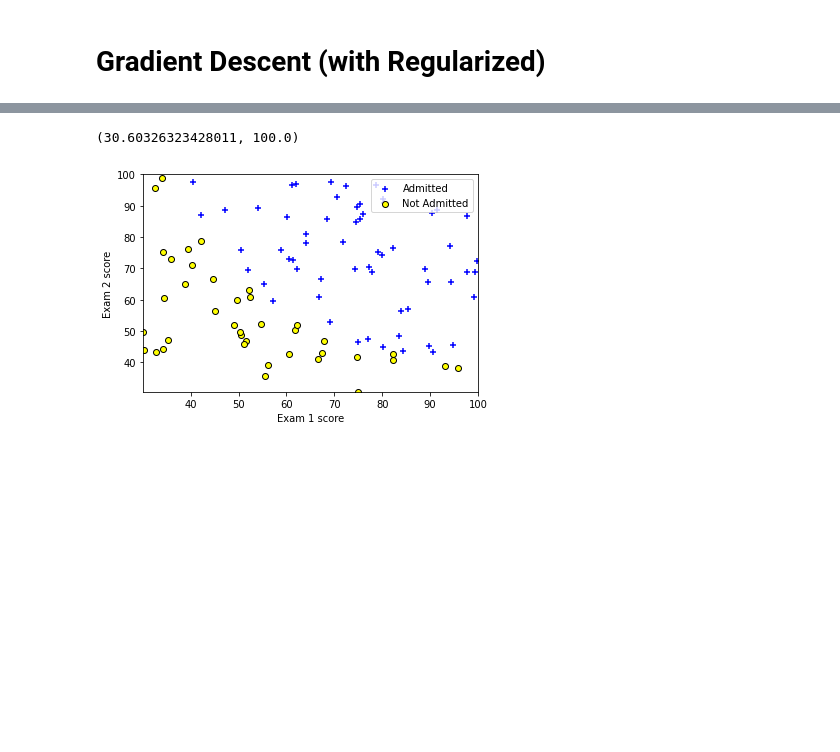
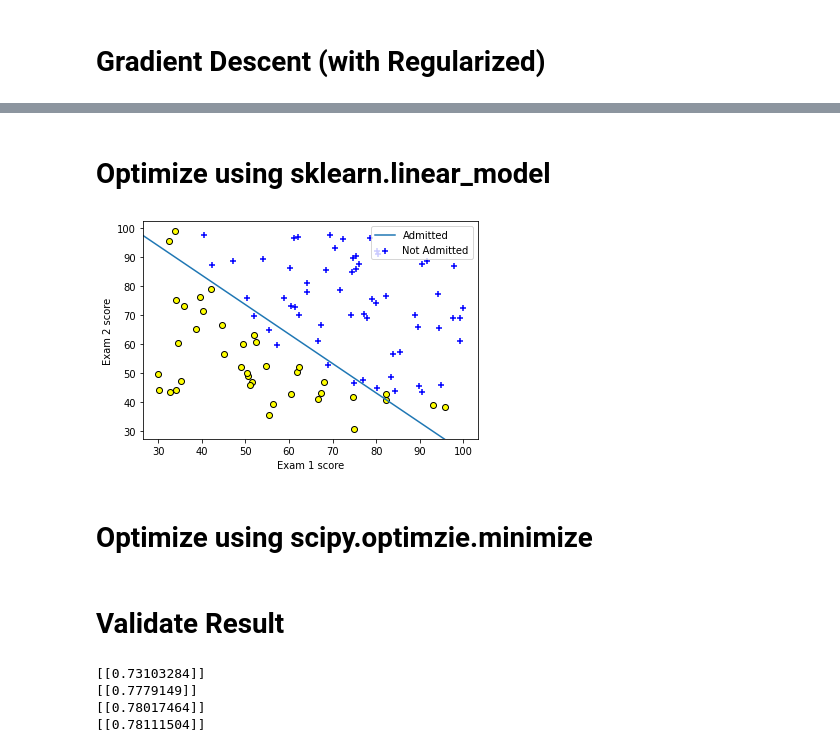
Before and after one commit to ChandraLiuswanto/MLE_test, a Jupyter notebook: Classification/ex2data1.ipynb, the cells around one changed output, grey strips where cells are left out. Drawn from its saved outputs; the diff is of its cells as text; code cells hidden in the pictures; blank space fills up the shorter version.

```diff
--- a/Classification/ex2data1.ipynb
+++ b/Classification/ex2data1.ipynb
@@ -2,23 +2,3 @@
 import pandas as pd
 import numpy as np
 import matplotlib.pyplot as plt
-# %%
-data = pd.read_csv('ex2data1.txt').to_numpy()
-x = data[:,:-1]
-y = data[:,-1].reshape(-1)
-
-pos_x = []
-neg_x = []
-for i in data:
-    if i[2]==1:
-        pos_x.append(i[:-1])
-    else:
-        neg_x.append(i[:-1])
-class_1_data = np.array(pos_x)
-class_2_data = np.array(neg_x)
-del pos_x,neg_x
-plt.scatter(class_1_data[:,0],class_1_data[:,1],marker='+',c='blue',edgecolors='black')
-plt.scatter(class_2_data[:,0],class_2_data[:,1],marker='o',c='yellow',edgecolors='black')
-plt.xlabel('Exam 1 score')
-plt.ylabel('Exam 2 score')
-plt.legend(['Admitted','Not Admitted'],loc=1)
@@ -117,14 +90,14 @@ ValueError: Found input variables with inconsistent numbers of samples: [3, 99]
-# %%
-a = np.linspace(0,100,100)
-b = -(theta[0]+theta[1]*a)/theta[2]
-plt.scatter(class_1_data[:,0],class_1_data[:,1],marker='+',c='blue',edgecolors='black')
-plt.scatter(class_2_data[:,0],class_2_data[:,1],marker='o',c='yellow',edgecolors='black')
-plt.xlabel('Exam 1 score')
-plt.ylabel('Exam 2 score')
-plt.legend(['Admitted','Not Admitted'],loc=1)
-plt.plot(a,b)
-plt.xlim([np.min(x[:,0]),100])
-plt.ylim([np.min(x[:,1]),100])
-# %% [output]
-(30.60326323428011, 100.0)
-[figure, removed]
+# %% [markdown]
+# Optimize using sklearn.linear_model
+# %%
+import sklearn.linear_model
+clf = sklearn.linear_model.LogisticRegression()
+clf.fit(x, y.flatten())
+w0 = clf.intercept_[0]
+w1, w2 = clf.coef_.T
+theta2 = np.c_[w0,w1,w2].T
+plot_result(theta2)
+# %% [output]
+[figure, added]
+# %% [markdown]
+# Optimize using scipy.optimzie.minimize
@@ -130,0 +110,12 @@ plt.ylim([np.min(x[:,1]),100])
+# %% [markdown]
+# Validate Result
+# %%
+print(predict(theta0,45,85)) # Gradient descent
+print(predict(theta1,45,85)) # Gradient descent w/ Regularization
+print(predict(theta2,45,85)) # Optimize using sklearn
+print(predict(theta3,45,85)) # Optimize uisng scipy.optimize.minimize
+# %% [output]
+[[0.73103284]]
+[[0.7779149]]
+[[0.78017464]]
+[[0.78111504]]
```
Also changed, not shown: parts of 12 cells of this notebook.
